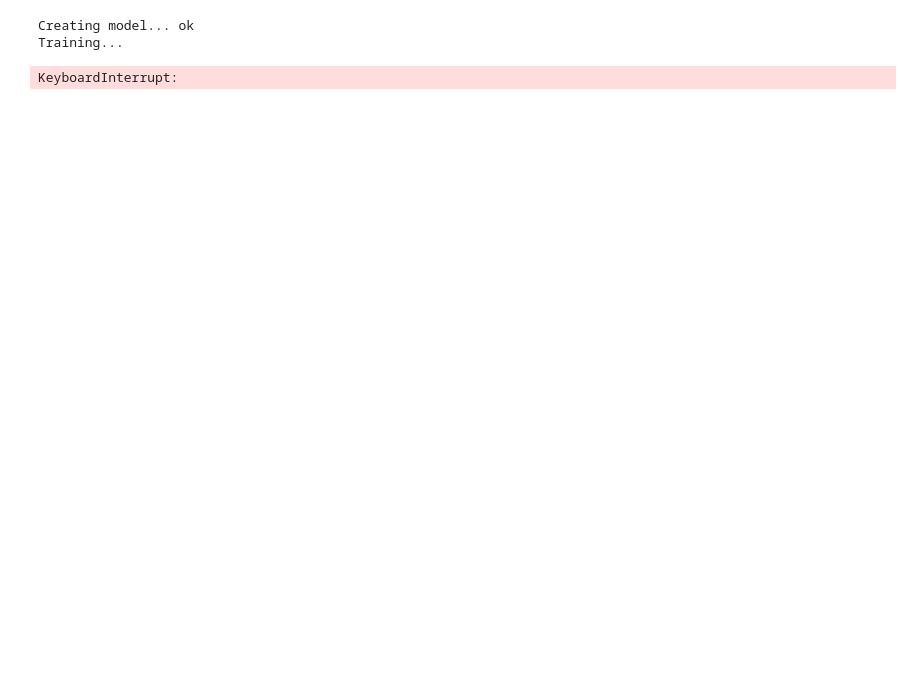
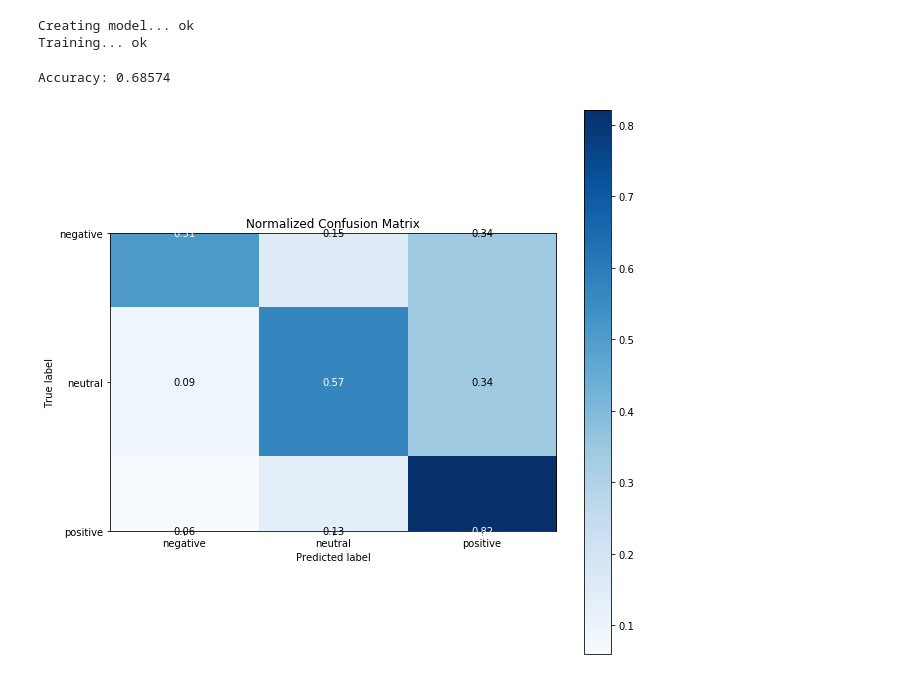
Before and after one commit to gbaril/project_ift6390, a Jupyter notebook: notegui.ipynb, the cells around one changed output. Cells and saved outputs as stored; diff of their text form; code cells hidden in the pictures; blank space fills up the shorter version.

```diff
--- a/notegui.ipynb
+++ b/notegui.ipynb
@@ -53,11 +61,14 @@ class Model:
 # %%
-s140 = Model(sentiment140)
+s140 = Model(climatechange)
 s140.train()
-s140.accuracy()
 # %% [output]
 Creating model... ok
-Training...
+Training... ok
-KeyboardInterrupt:
+# %%
+pred_val = s140.accuracy()
+# %% [output]
+Accuracy: 0.68574
+[figure, added]
 # %%
 x = moviereview.text
 y = moviereview.target
```
Also changed, not shown: parts of 4 cells of this notebook.
